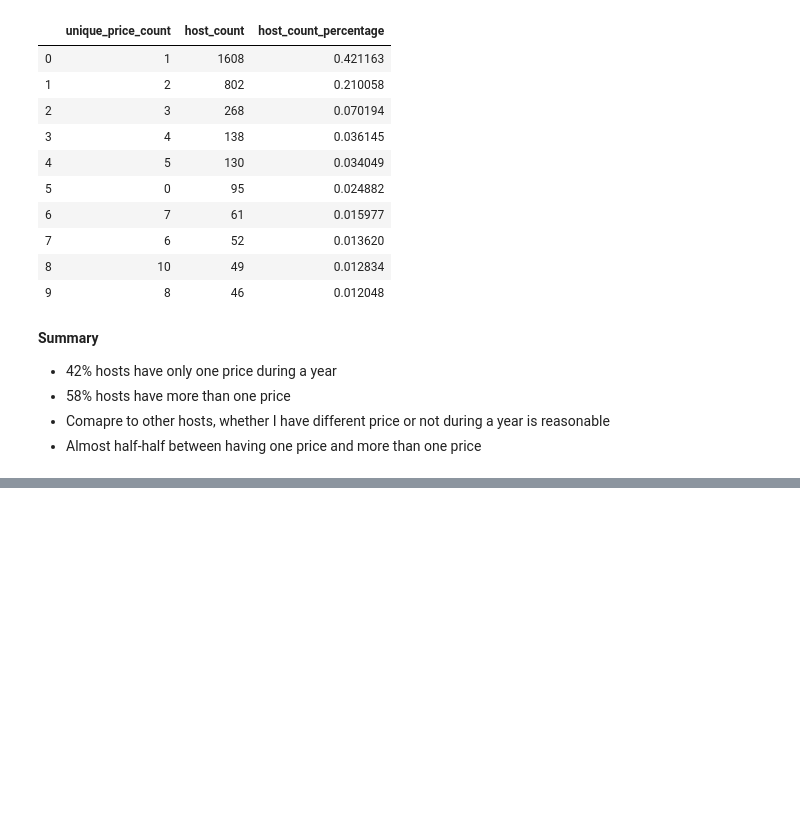
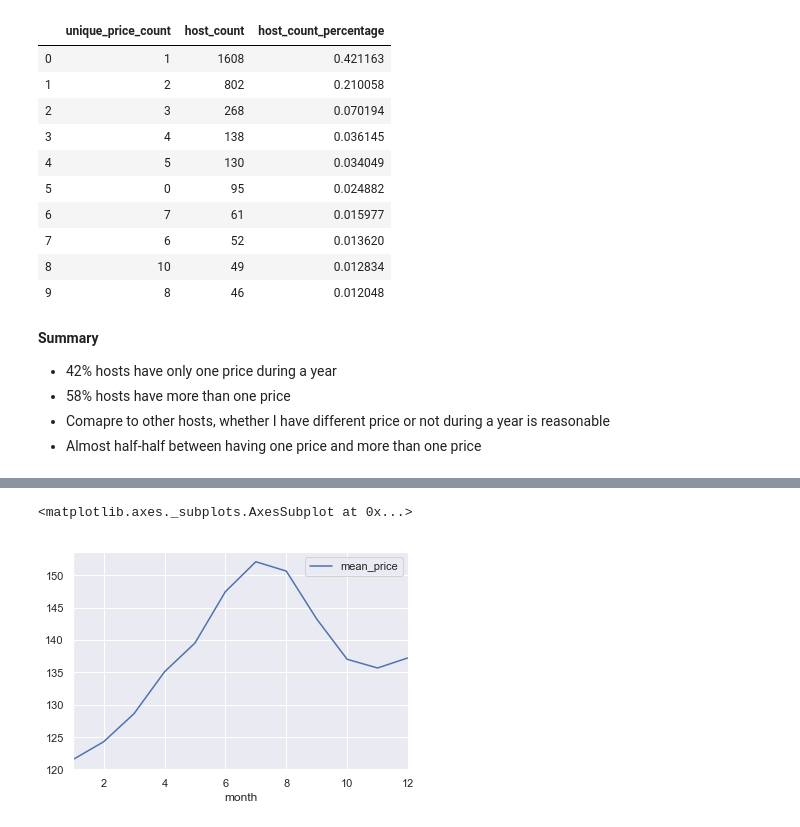
Before and after one commit to chiayunchiang/Seattle-Airbnb-Analysis, a Jupyter notebook: Seattle Airbnb Analysis.ipynb, the cells around one changed output, grey strips where cells are left out. Drawn from its saved outputs; the diff is of its cells as text; code cells hidden in the pictures; blank space fills up the shorter version.

```diff
--- a/Seattle Airbnb Analysis.ipynb
+++ b/Seattle Airbnb Analysis.ipynb
@@ -304,3 +309,7 @@ calendar.assign(
+# %%
+# Set day_name order
+cats = ['Monday', 'Tuesday', 'Wednesday', 'Thursday', 'Friday', 'Saturday', 'Sunday']
+calendar["day_name"]= pd.Categorical(calendar["day_name"], categories=cats, ordered=True)
 # %%
 # Check how many host set the price to be fluctuate
 
@@ -386,0 +412,3 @@ count_diff_price.sort_values(by="host_count_percentage", ascending=False).head(1
+# %%
+# Select "available"="t" and year=2016
+calendar_available = calendar[calendar["available"]=="t"]
@@ -386,0 +466,9 @@ count_diff_price.sort_values(by="host_count_percentage", ascending=False).head(1
+# %%
+calendar_month = calendar_available.groupby("month").agg({"price":["mean","min","max"]}).reset_index()
+calendar_month.columns = calendar_month.columns.droplevel(0)
+calendar_month.rename(columns={"":"month","mean":"mean_price","min":"min_price","max":"max_price"},inplace=True)
+# %%
+calendar_month.plot(x="month",y="mean_price")
+# %% [output]
+<matplotlib.axes._subplots.AxesSubplot at 0x...>
+[figure, added]
```
Also changed, not shown: parts of 18 cells of this notebook.
